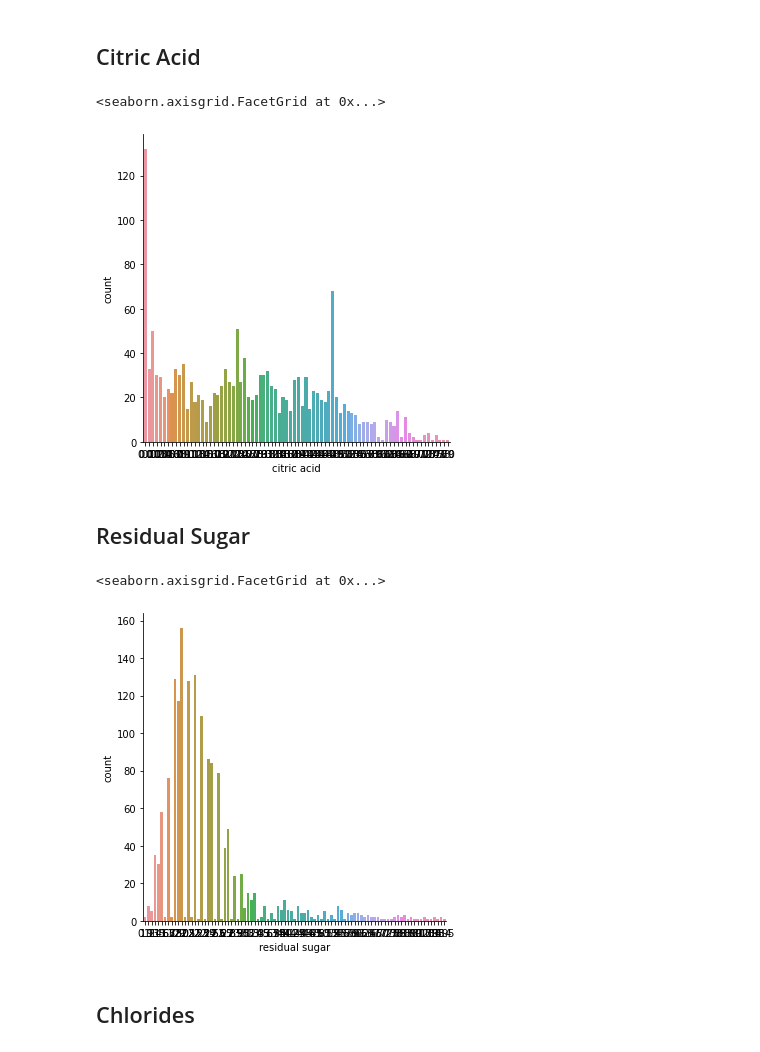
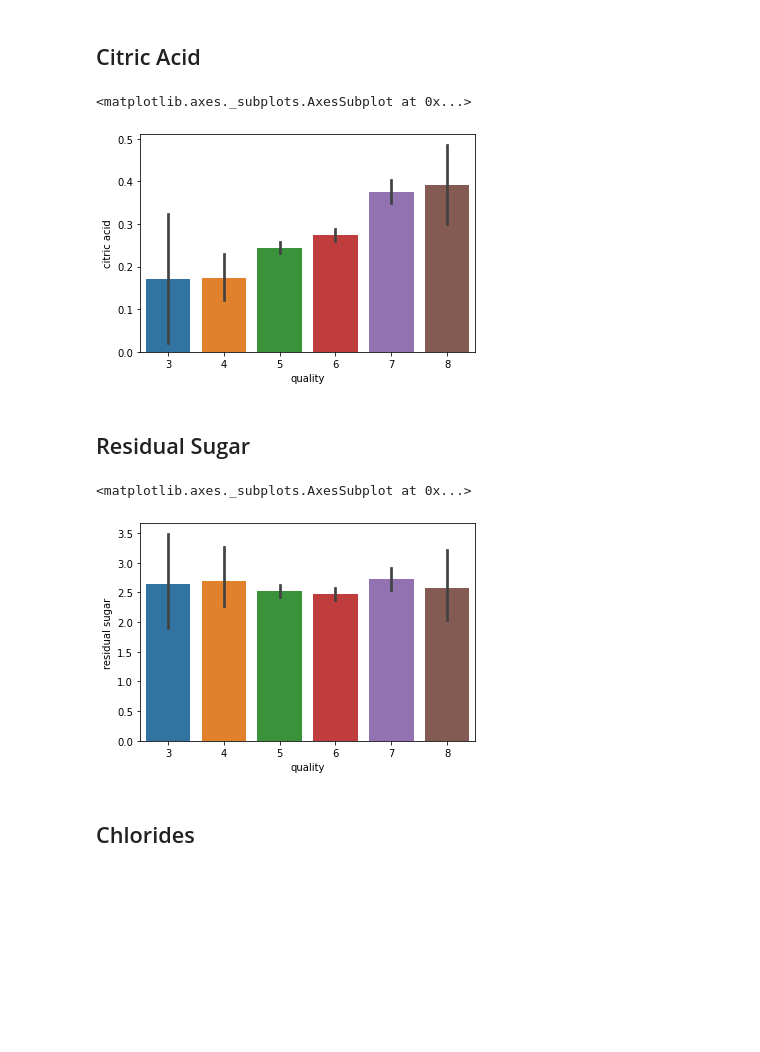
Before and after one commit to PJFinnerty/Machine-Learning-and-Statistics, a Jupyter notebook: Research.ipynb, the cells around one changed output. Saved outputs shown, nothing was run; the diff lists cells and outputs as text; code cells hidden in the pictures; blank space fills up the shorter version.

```diff
--- a/Research.ipynb
+++ b/Research.ipynb
@@ -836,17 +842,21 @@ sns.catplot(x='volatile acidity', data=data_3, kind='count')
 # %% [markdown]
 ## Citric Acid
 # %%
-sns.catplot(x='citric acid', data=data_3, kind='count')
+#sns.catplot(x='citric acid', data=data_3, kind='count')
+#sns.distplot(data_3['citric acid'])
+sns.barplot(x ='quality', y='citric acid', data=data_3)
 # %% [output]
-<seaborn.axisgrid.FacetGrid at 0x...>
+<matplotlib.axes._subplots.AxesSubplot at 0x...>
-[figure, old version]
+[figure, new version]
 # %% [markdown]
 ## Residual Sugar
 # %%
-sns.catplot(x='residual sugar', data=data_3, kind='count')
+#sns.catplot(x='residual sugar', data=data_3, kind='count')
+#sns.distplot(data_3['residual sugar'])
+sns.barplot(x ='quality', y='residual sugar', data=data_3)
 # %% [output]
-<seaborn.axisgrid.FacetGrid at 0x...>
+<matplotlib.axes._subplots.AxesSubplot at 0x...>
-[figure, old version]
+[figure, new version]
 # %% [markdown]
 ## Chlorides
 # %%
```
Also changed, not shown: parts of 39 cells of this notebook, 2 other files.
